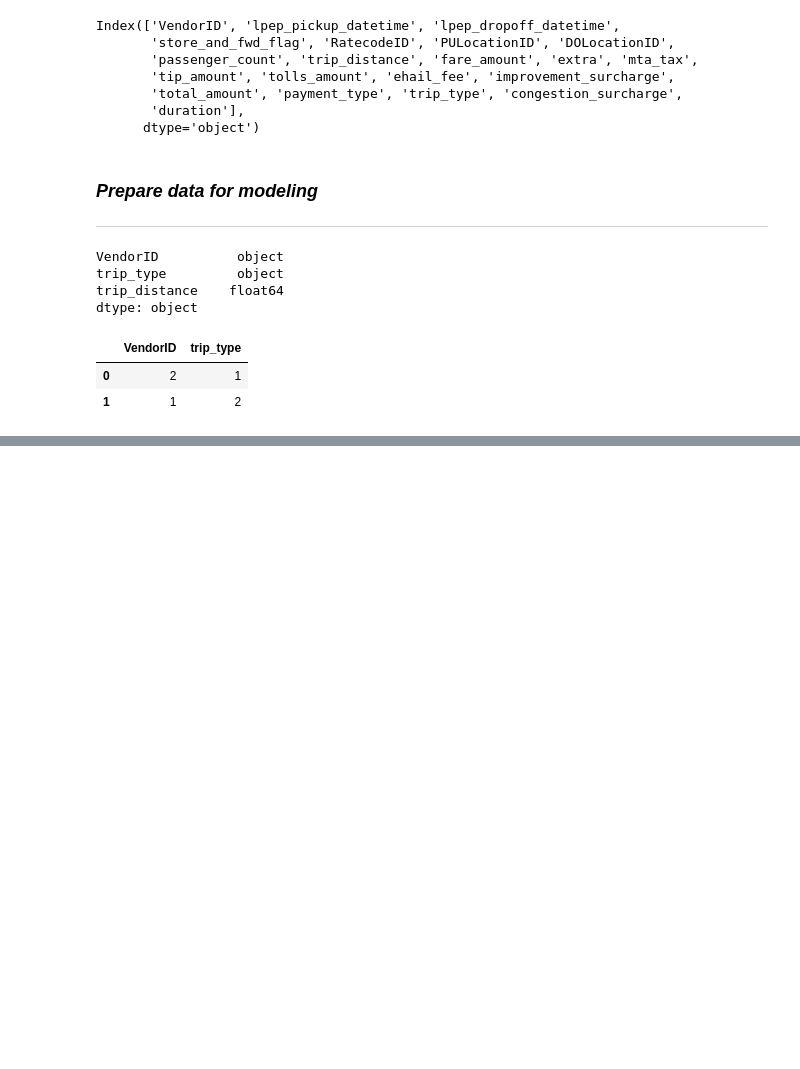
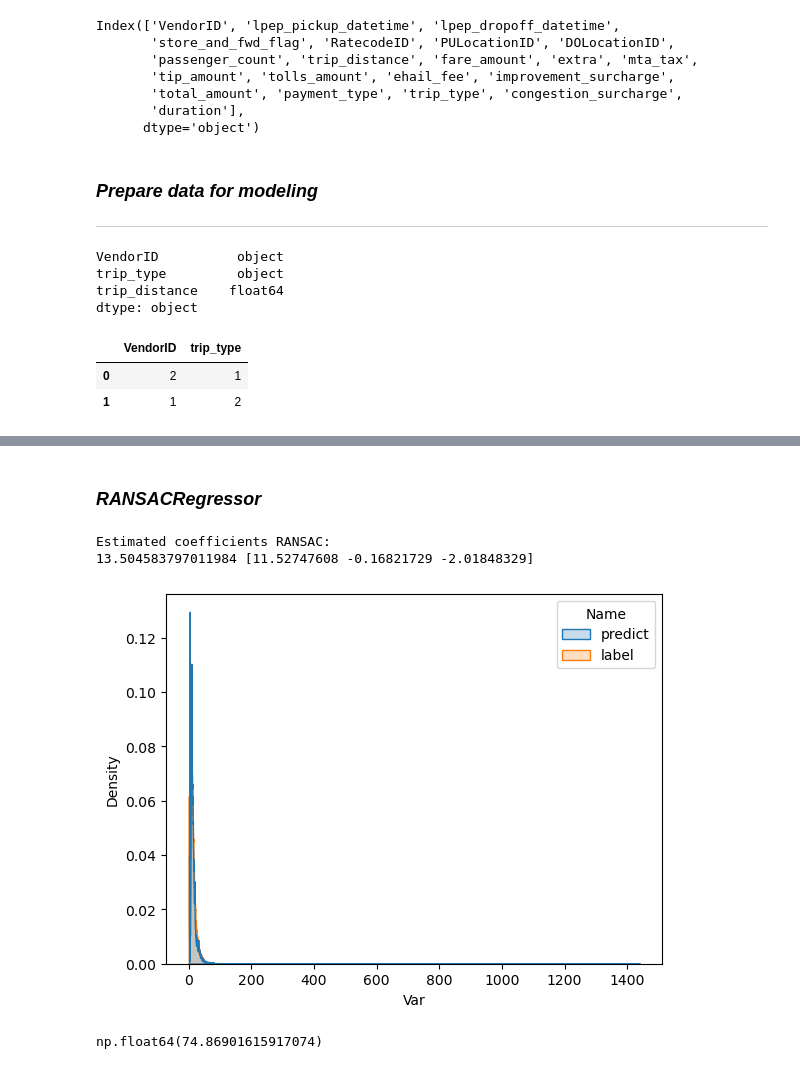
Before and after one commit to bruno2009/Course-MLOps, a Jupyter notebook: 01-intro/HomeWork.ipynb, the cells around one changed output, grey strips where cells are left out. Saved outputs shown, nothing was run; the diff lists cells and outputs as text; code cells hidden in the pictures; blank space fills up the shorter version.

```diff
--- a/01-intro/HomeWork.ipynb
+++ b/01-intro/HomeWork.ipynb
@@ -177,0 +190,26 @@ print(model.coef_)
+# %% [markdown]
+### ***RANSACRegressor***
+# %%
+ransac = RANSACRegressor(random_state = 123).fit(X_train, y_train)
+
+print("Estimated coefficients RANSAC:")
+print(ransac.estimator_.intercept_, ransac.estimator_.coef_)
+
+y_pred_r = ransac.predict(X_train)
+# %% [output]
+Estimated coefficients RANSAC:
+13.504583797011984 [11.52747608 -0.16821729 -2.01848329]
+# %%
+data_hist_r = pd.DataFrame({
+    'predict': y_pred_r,
+    'label': y_train
+}).melt(id_vars=None, value_vars=['predict', 'label'], var_name='Name', value_name='Var')
+
+sns.histplot(data=data_hist_r, x='Var', hue='Name', element='step', stat='density', common_norm=False)
+
+plt.show()
+
+root_mean_squared_error(y_pred_r, y_train)
+# %% [output]
+[figure, added]
+np.float64(74.86901615917074)
```
Also changed, not shown: parts of 10 cells of this notebook, 1 other file.
